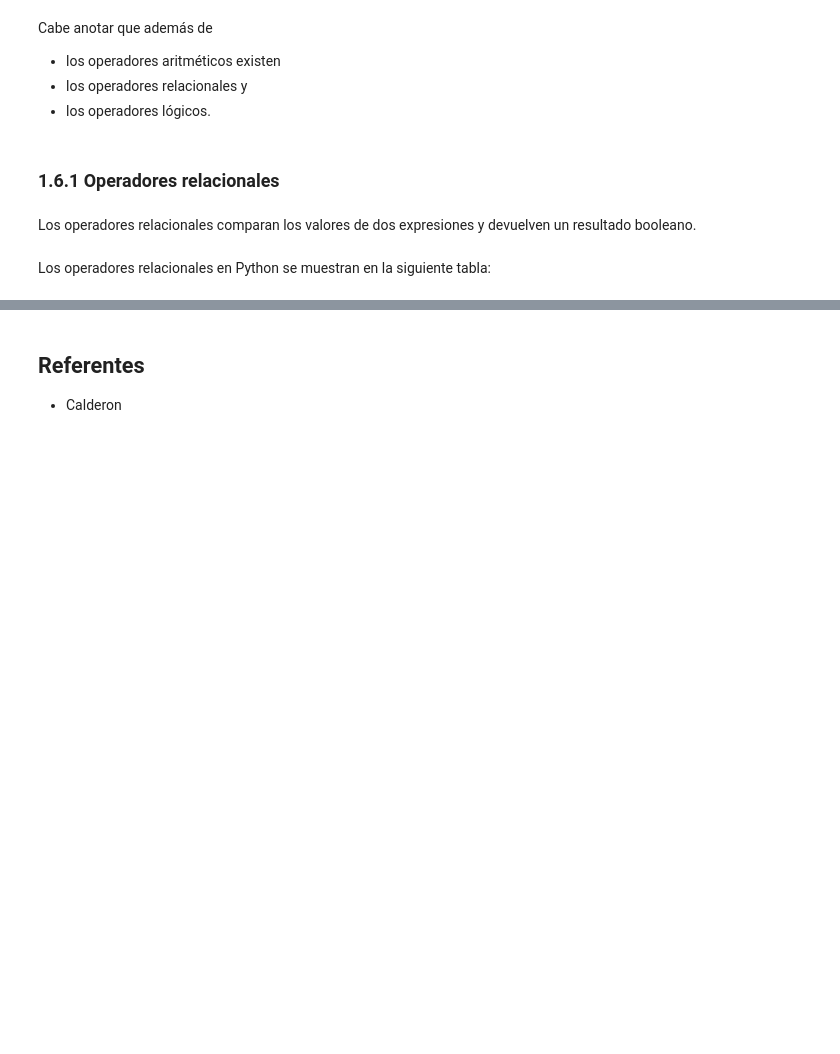
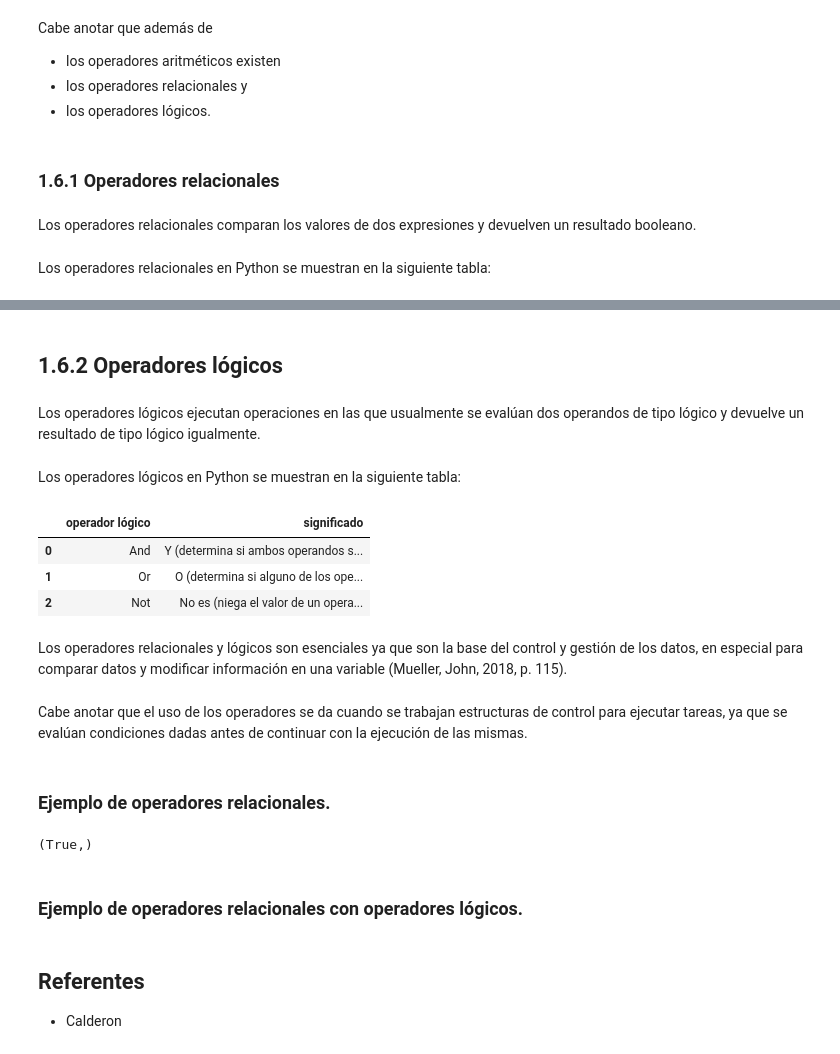
Before and after one commit to marco-canas/encuentra_tu_persona_vitamina, a Jupyter notebook: classes/class_3/class_3.ipynb, the cells around one changed output, grey strips where cells are left out. Drawn from its saved outputs; the diff is of its cells as text; code cells hidden in the pictures; blank space fills up the shorter version.

```diff
--- a/classes/class_3/class_3.ipynb
+++ b/classes/class_3/class_3.ipynb
@@ -208,3 +515,34 @@ Los operadores relacionales en Python se muestran en la siguiente tabla:
+# %% [markdown]
+## 1.6.2 Operadores lógicos
+# %% [markdown]
+Los operadores lógicos ejecutan operaciones en las que usualmente se evalúan dos operandos de tipo lógico y devuelve un resultado de tipo lógico igualmente.
+# %% [markdown]
+Los operadores lógicos en Python se muestran en la siguiente tabla:
+# %%
+import pandas as pd
+operador = ['And','Or','Not']
+significado = ['Y (determina si ambos operandos son verdaderos)',
+              'O (determina si alguno de los operandos son verdaderos)',
+              'No es (niega el valor de un operando)']
+operadores_logicos = pd.DataFrame({'operador lógico':operador, 'significado':significado})
+operadores_logicos
+# %% [output]
+|  | operador lógico | significado |
+| 0 | And | Y (determina si ambos operandos s... |
+| 1 | Or | O (determina si alguno de los ope... |
+| 2 | Not | No es (niega el valor de un opera... |
+# %% [markdown]
+Los operadores relacionales y lógicos son esenciales ya que son la base del control y gestión de los datos, en especial para comparar datos y modificar información en una variable (Mueller, John, 2018, p. 115).
+# %% [markdown]
+Cabe anotar que el uso de los operadores se da cuando se trabajan estructuras de control para ejecutar tareas, ya que se evalúan condiciones dadas antes de continuar con la ejecución de las mismas.
+# %% [markdown]
+### Ejemplo de operadores relacionales.
+# %%
+3==2+1,
+# %% [output]
+(True,)
+# %% [markdown]
+### Ejemplo de operadores relacionales con operadores lógicos.
 # %% [markdown]
 ## Referentes
 
```
Also changed, not shown: parts of 62 cells of this notebook, 1 other file.
